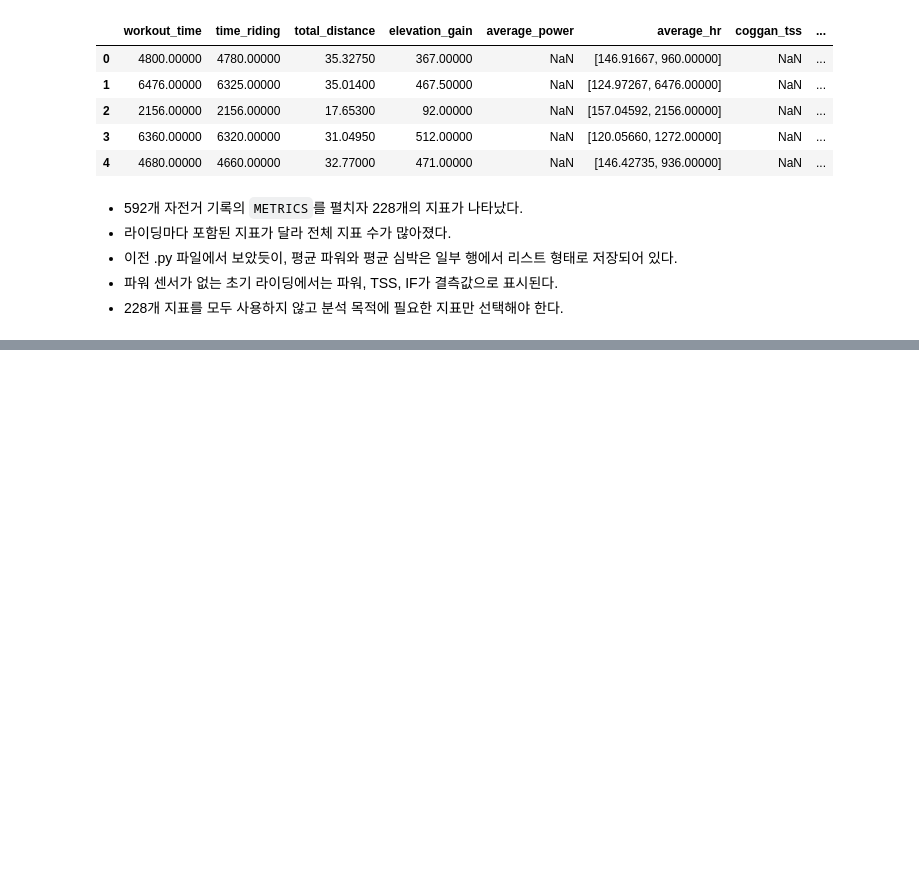
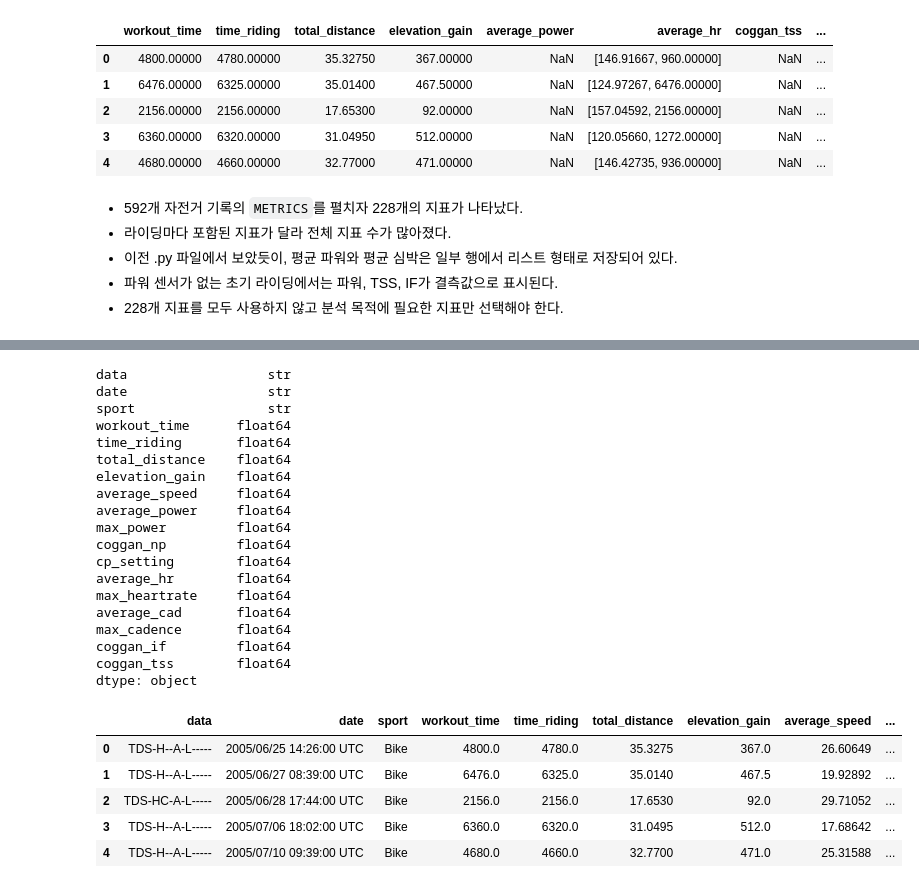
Before and after one commit to jhh0107gsc-hub/cycling, a Jupyter notebook: notebooks/01_goldencheetah_exploration.ipynb, the cells around one changed output, grey strips where cells are left out. Drawn from its saved outputs; the diff is of its cells as text; code cells hidden in the pictures; blank space fills up the shorter version.

```diff
--- a/notebooks/01_goldencheetah_exploration.ipynb
+++ b/notebooks/01_goldencheetah_exploration.ipynb
@@ -165,0 +289,10 @@ metrics_df[sample_columns].head()
+# %%
+for column in selected_metric_columns:
+    values = analysis_df[column].dropna()
+    first_value = values.iloc[0]
+
+    print(
+        column,
+        "| 값:", first_value,
+        "| 자료형:", type(first_value).__name__
+    )
@@ -165,0 +315,10 @@ metrics_df[sample_columns].head()
+# %%
+for column in selected_metric_columns:
+    type_counts = (
+        analysis_df[column]
+        .dropna()
+        .map(type)
+        .value_counts()
+    )
+
+    print(f"{type_counts}\n")
@@ -165,0 +396,42 @@ metrics_df[sample_columns].head()
+# %%
+def extract_metric_value(value):
+    if isinstance(value, list):
+        value = value[0]
+
+    return pd.to_numeric(value, errors="coerce")
+# %%
+cleaned_df = analysis_df.copy()
+
+for column in selected_metric_columns:
+    cleaned_df[column] = cleaned_df[column].map(
+        extract_metric_value
+    )
+
+print(cleaned_df.dtypes)
+display(cleaned_df.head())
+# %% [output]
+data                  str
+date                  str
+sport                 str
+workout_time      float64
+time_riding       float64
+total_distance    float64
+elevation_gain    float64
+average_speed     float64
+average_power     float64
+max_power         float64
+coggan_np         float64
+cp_setting        float64
+average_hr        float64
+max_heartrate     float64
+average_cad       float64
+max_cadence       float64
+coggan_if         float64
+coggan_tss        float64
+dtype: object
+|  | data | date | sport | workout_time | time_riding | total_distance | elevation_gain | average_speed | ... |
+| 0 | TDS-H--A-L----- | 2005/06/25 14:26:00 UTC | Bike | 4800.0 | 4780.0 | 35.3275 | 367.0 | 26.60649 | ... |
+| 1 | TDS-H--A-L----- | 2005/06/27 08:39:00 UTC | Bike | 6476.0 | 6325.0 | 35.0140 | 467.5 | 19.92892 | ... |
+| 2 | TDS-HC-A-L----- | 2005/06/28 17:44:00 UTC | Bike | 2156.0 | 2156.0 | 17.6530 | 92.0 | 29.71052 | ... |
+| 3 | TDS-H--A-L----- | 2005/07/06 18:02:00 UTC | Bike | 6360.0 | 6320.0 | 31.0495 | 512.0 | 17.68642 | ... |
+| 4 | TDS-H--A-L----- | 2005/07/10 09:39:00 UTC | Bike | 4680.0 | 4660.0 | 32.7700 | 471.0 | 25.31588 | ... |
```
Also changed, not shown: parts of 9 cells of this notebook.
